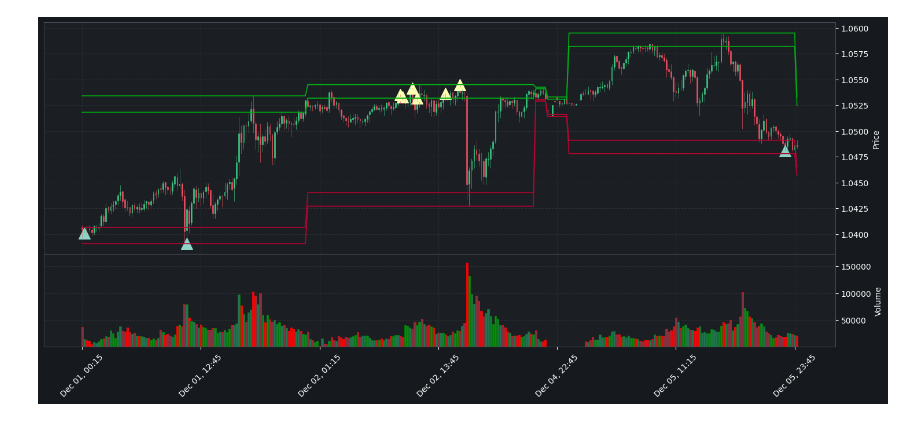
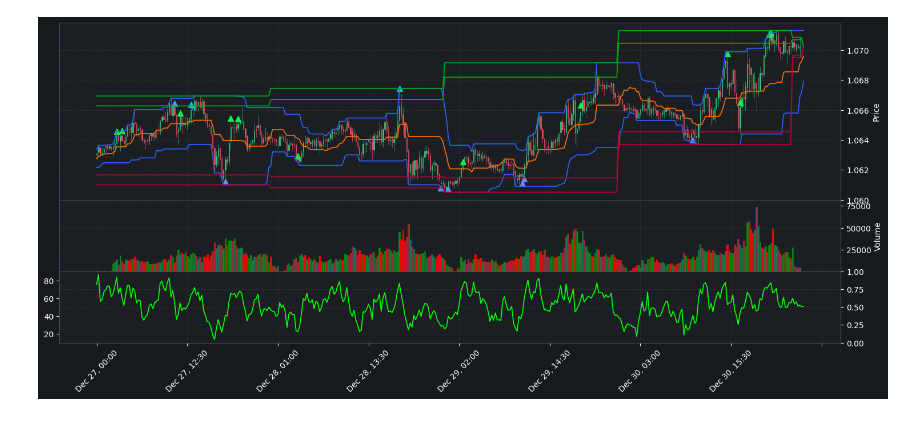
Before and after one commit to maratgaliulin/fin_math_project, a Jupyter notebook: practical_implementation/model/01.start.ipynb, the cells around one changed output. Drawn from its saved outputs; the diff is of its cells as text; code cells hidden in the pictures.

```diff
--- a/practical_implementation/model/01.start.ipynb
+++ b/practical_implementation/model/01.start.ipynb
@@ -7,2 +4,2 @@ from classes.cumsum_truefalse import cumsum_true_false
 # %%
-df_cont_15_min = dfContainerIntraDay('data/EURUSD_01-12-2022_09-12-2023.csv', period=24)  # Создание объекта dfContainerIntraDay
+df_cont_15_min = dfContainerIntraDay('data/EURUSD_01-12-2022_09-12-2023.csv', period=24, benchmark=65000)  # Создание объекта dfContainerIntraDay
@@ -9,6 +22,6 @@ df_cont_15_min = dfContainerIntraDay('data/EURUSD_01-12-2022_09-12-2023.csv', pe
 # %%
-df_cont_15_min.draw_graph(start_date='2022-12-01', vol=True, type_graph=5, fig_sz=(19, 8)) # Отрисовка графика с помощью метода draw_graph()
+df_cont_15_min.draw_full_graph(start_date='2022-12-27', vol=True, type_graph=6, fig_sz=(19, 8)) # Отрисовка графика с помощью метода draw_graph()
 # %% [output]
-[figure, old version]
+[figure, new version]
 # %%
 df_cont_15_min.write_to_file()
```
Also changed, not shown: parts of 53 cells of this notebook, 17 other files.
